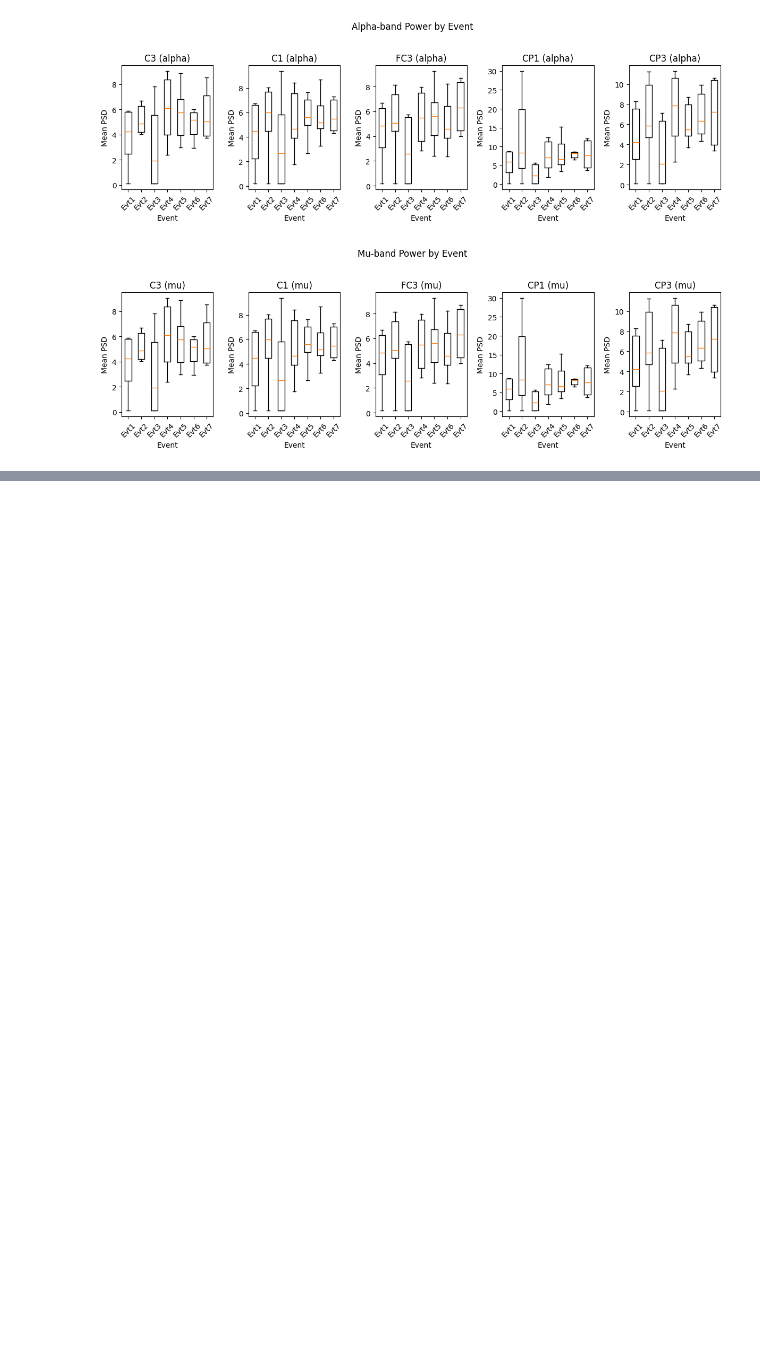
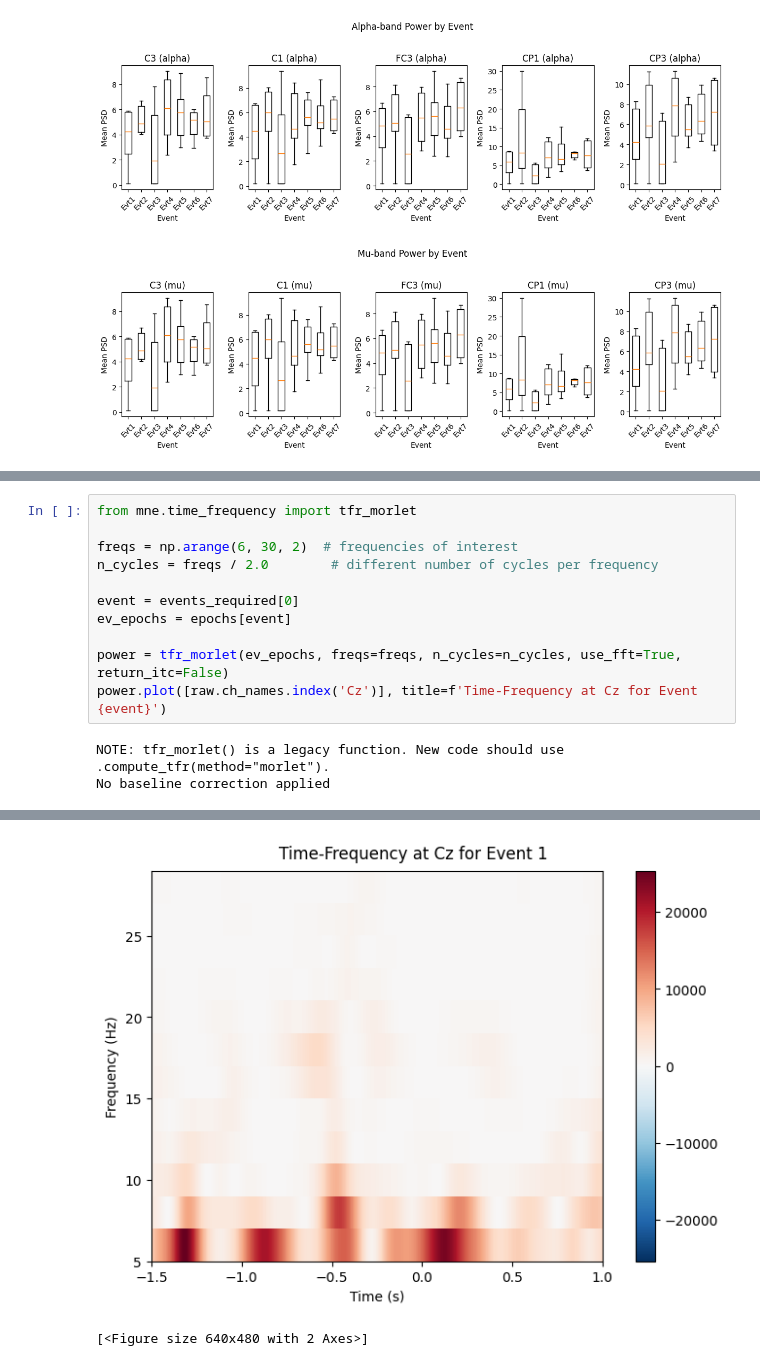
Before and after one commit to Imrann-Khan/EEG_Classifications, a Jupyter notebook: analysis.ipynb, the cells around one changed output, grey strips where cells are left out. Drawn from its saved outputs; the diff is of its cells as text; blank space fills up the shorter version.

```diff
--- a/analysis.ipynb
+++ b/analysis.ipynb
@@ -889,0 +608,14 @@ RF   Test Acc: 51.17%
+# %%
+from mne.time_frequency import tfr_morlet
+
+freqs = np.arange(6, 30, 2)  # frequencies of interest
+n_cycles = freqs / 2.0        # different number of cycles per frequency
+
+event = events_required[0]
+ev_epochs = epochs[event]
+
+power = tfr_morlet(ev_epochs, freqs=freqs, n_cycles=n_cycles, use_fft=True, return_itc=False)
+power.plot([raw.ch_names.index('Cz')], title=f'Time-Frequency at Cz for Event {event}')
+# %% [output]
+NOTE: tfr_morlet() is a legacy function. New code should use .compute_tfr(method="morlet").
+No baseline correction applied
@@ -889,0 +623,2 @@ RF   Test Acc: 51.17%
+[figure, added]
+[<Figure size 640x480 with 2 Axes>]
```
Also changed, not shown: parts of 20 cells of this notebook.
